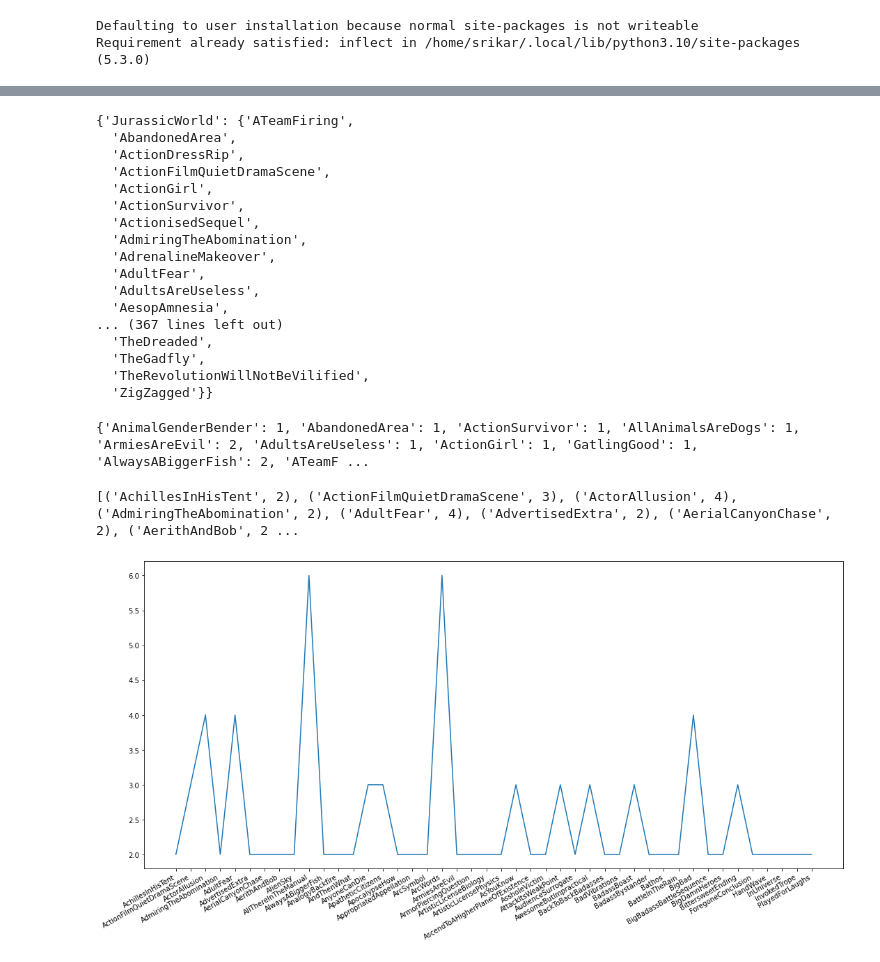
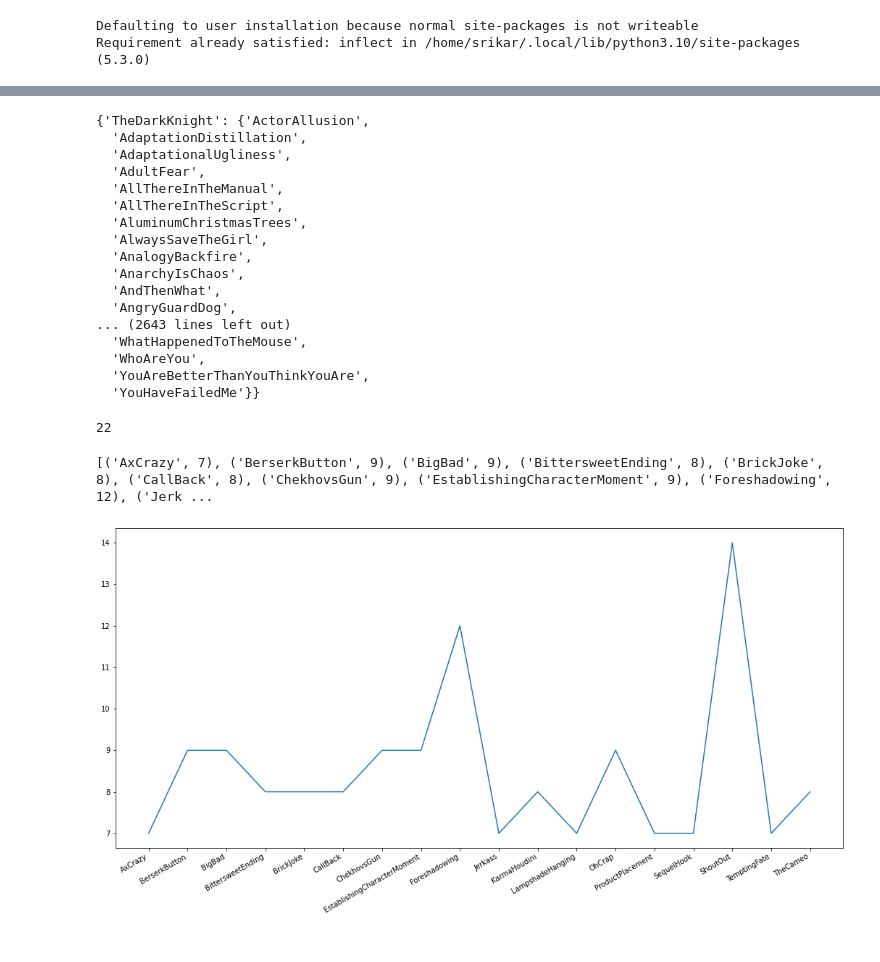
Before and after one commit to SacredFisher/Python_Project, a Jupyter notebook: Python Project.ipynb, the cells around one changed output, grey strips where cells are left out. Saved outputs shown, nothing was run; the diff lists cells and outputs as text; code cells hidden in the pictures.

Commit message:
Polish off Figures and Fonts

```diff
--- a/Python Project.ipynb
+++ b/Python Project.ipynb
@@ -119,18 +119,6 @@ oscar["movie"].loc[["''" in titl for titl in oscar["movie"]]] = [ti.replace("''"
 #oscar["movie"].loc[[("-" or "--" or ":" or ',') in titl for titl in oscar["movie"]]] =  [ti.replace("-", "").replace('--','').replace(',','').replace(":", "") for ti in oscar["movies"][] ]
 #andtitles = list(filter(lambda ti: "&" in ti ,titles))
 #[ ti.replace("&", "and")  for ti in andtitles ]
-
-#All Title Cleaning Done, set year, and grab all oscar nominees for that year
-yr = [2008, 2009, 2010, 2011, 2012, 2013, 2014, 2015, 2016, 2017]
-#genre = 'Action'
-for year in yr:
-    oscar_yr = oscar[(oscar["year"].isin(yr)) & (oscar["gross"] >= 500000000 )]
-    oscar_yr.head()
-
-#genre Mask
-#oscar_yr = oscar_yr[[genre in gset for gset in oscar_yr['genre']]]
-#oscar_yr = oscar_yr.sort_values('gross', ascending=False)
-oscar_yr
 # %% [output]
 A value is trying to be set on a copy of a slice from a DataFrame
 
@@ -147,0 +127,13 @@ See the caveats in the documentation: https://pandas.pydata.org/pandas-docs/stab
+# %%
+#All Title Cleaning Done, set year, and grab all oscar nominees for that year
+#########################################SET ALL QUERYING HERE######################################################
+yr = [2008, 2009, 2010, 2011, 2012, 2013, 2014, 2015, 2016, 2017]
+genre = 'Crime'
+for year in yr:
+    oscar_yr = oscar[(oscar["year"].isin(yr)) & (oscar["gross"] >= 100000000 )]
+    oscar_yr.head()
+
+#genre Mask
+oscar_yr = oscar_yr[[genre in gset for gset in oscar_yr['genre']]]
+oscar_yr = oscar_yr.sort_values('gross', ascending=False)
+oscar_yr
@@ -199,58 +209,58 @@ for i in range(0,len(titles_f)):
 
 trope_dict
 # %% [output]
-{'JurassicWorld': {'ATeamFiring',
-  'AbandonedArea',
-  'ActionDressRip',
-  'ActionFilmQuietDramaScene',
-  'ActionGirl',
-  'ActionSurvivor',
-  'ActionisedSequel',
-  'AdmiringTheAbomination',
-  'AdrenalineMakeover',
+{'TheDarkKnight': {'ActorAllusion',
+  'AdaptationDistillation',
+  'AdaptationalUgliness',
   'AdultFear',
-  'AdultsAreUseless',
-  'AesopAmnesia',
-... (367 lines left out)
-  'TheDreaded',
-  'TheGadfly',
-  'TheRevolutionWillNotBeVilified',
-  'ZigZagged'}}
+  'AllThereInTheManual',
+  'AllThereInTheScript',
+  'AluminumChristmasTrees',
+  'AlwaysSaveTheGirl',
+  'AnalogyBackfire',
+  'AnarchyIsChaos',
+  'AndThenWhat',
+  'AngryGuardDog',
+... (2643 lines left out)
+  'WhatHappenedToTheMouse',
+  'WhoAreYou',
+  'YouAreBetterThanYouThinkYouAre',
+  'YouHaveFailedMe'}}
 # %%
 ##Count Up all tropes and make dict
 
 ks = list(trope_dict.keys())
+print(len(ks))
 ls = []
 for key in ks:
     ls += list(trope_dict[key])
 
 countedup = dict(Counter(ls))
-print(countedup)
 # %% [output]
-{'AnimalGenderBender': 1, 'AbandonedArea': 1, 'ActionSurvivor': 1, 'AllAnimalsAreDogs': 1, 'ArmiesAreEvil': 2, 'AdultsAreUseless': 1, 'ActionGirl': 1, 'GatlingGood': 1, 'AlwaysABiggerFish': 2, 'ATeamF ...
+22
 # %%
 #plot counted up
 
 lists = sorted(countedup.items()) # sorted by key, return a list of tuples
 
 
-#Delete all singly occuring tropes
-countedup = {key:val for key, val in lists if val != 1}
+#Delete all <Val> occuring tropes
+countedup = {key:val for key, val in lists if val >= 7}
 
 lists = sorted(countedup.items()) # sorted by key, return a list of tuples
 print(lists)
 
 x, y = zip(*lists) # unpack a list of pairs into two tuples
 
 
 time = x
 values = y
 plt.rcParams["figure.figsize"] = [18,9]
 
 fig, ax = plt.subplots()
 ax.plot_date(time, values, marker='', linestyle='-')
 fig.autofmt_xdate()
 plt.show()
 # %% [output]
-[('AchillesInHisTent', 2), ('ActionFilmQuietDramaScene', 3), ('ActorAllusion', 4), ('AdmiringTheAbomination', 2), ('AdultFear', 4), ('AdvertisedExtra', 2), ('AerialCanyonChase', 2), ('AerithAndBob', 2 ...
+[('AxCrazy', 7), ('BerserkButton', 9), ('BigBad', 9), ('BittersweetEnding', 8), ('BrickJoke', 8), ('CallBack', 8), ('ChekhovsGun', 9), ('EstablishingCharacterMoment', 9), ('Foreshadowing', 12), ('Jerk ...
-[figure, old version]
+[figure, new version]
```
Also changed, not shown: parts of 3 cells of this notebook, 1 other file.
